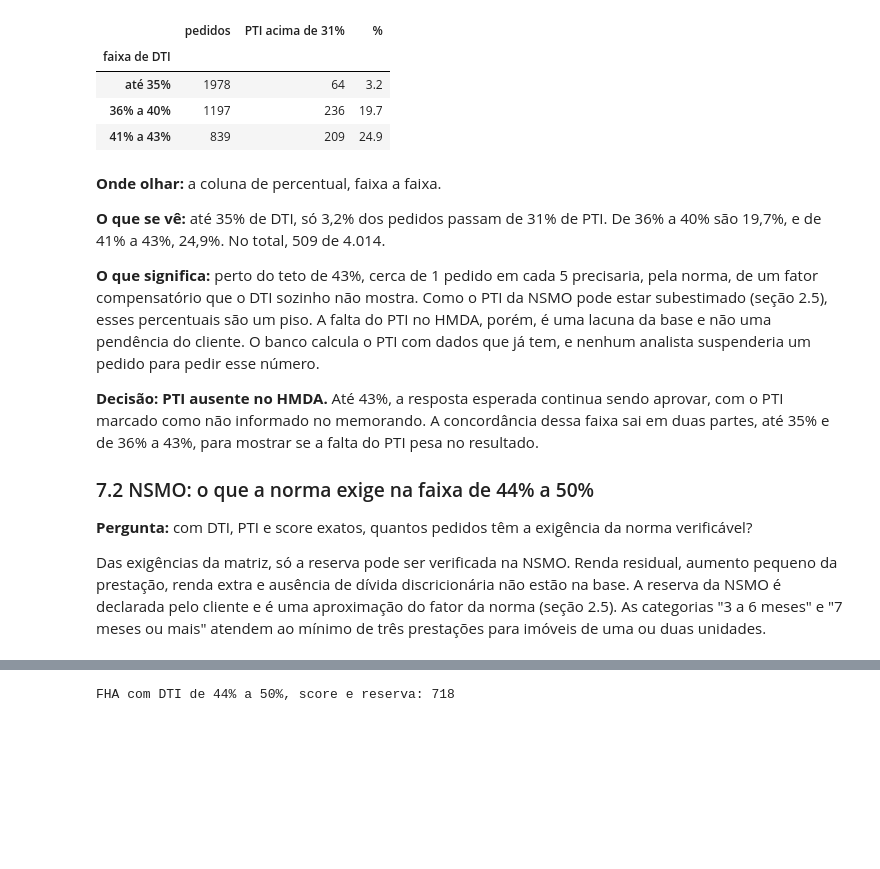
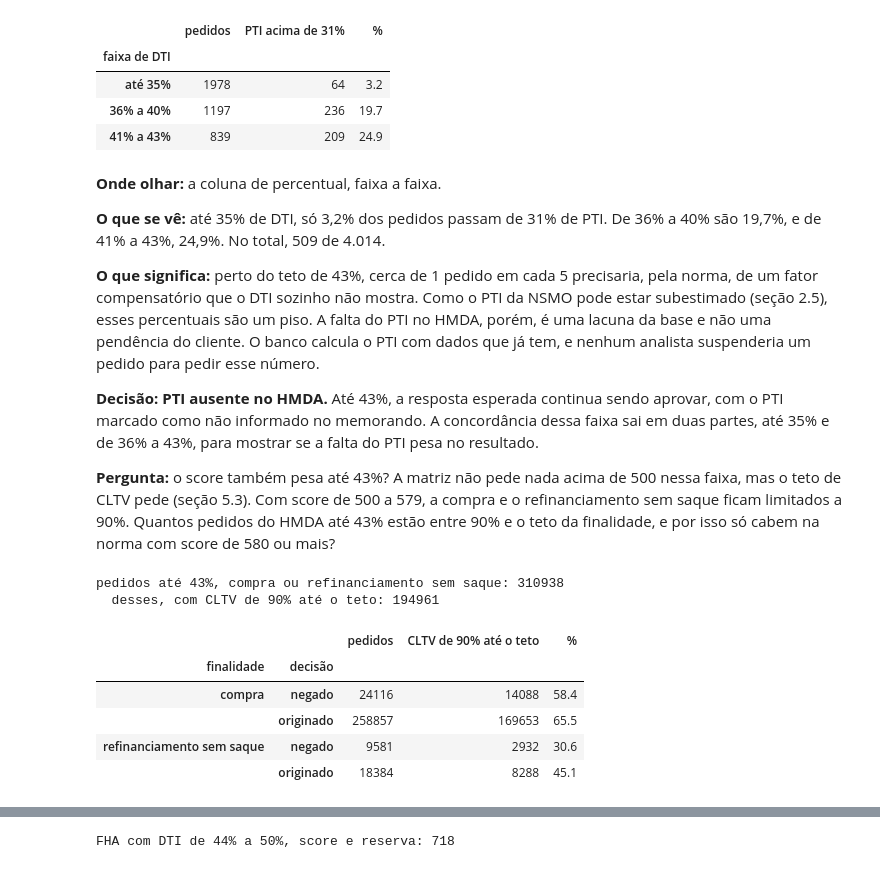
Before and after one commit to polloncarlos/multi-agent-credit-decision, a Jupyter notebook: notebooks/01_data_understanding.ipynb, the cells around one changed output, grey strips where cells are left out. Cells and saved outputs as stored; diff of their text form; code cells hidden in the pictures; blank space fills up the shorter version.

Commit message:
update data understanding notebook with CLTV caps

```diff
--- a/notebooks/01_data_understanding.ipynb
+++ b/notebooks/01_data_understanding.ipynb
@@ -1762,8 +1847,36 @@ FHA da NSMO com DTI até 43% e PTI informado: 4014
 
 **Decisão: PTI ausente no HMDA.** Até 43%, a resposta esperada continua sendo aprovar, com o PTI marcado como não informado no memorando. A concordância dessa faixa sai em duas partes, até 35% e de 36% a 43%, para mostrar se a falta do PTI pesa no resultado.
 
-### 7.2 NSMO: o que a norma exige na faixa de 44% a 50%
-
-**Pergunta:** com DTI, PTI e score exatos, quantos pedidos têm a exigência da norma verificável?
-
-Das exigências da matriz, só a reserva pode ser verificada na NSMO. Renda residual, aumento pequeno da prestação, renda extra e ausência de dívida discricionária não estão na base. A reserva da NSMO é declarada pelo cliente e é uma aproximação do fator da norma (seção 2.5). As categorias "3 a 6 meses" e "7 meses ou mais" atendem ao mínimo de três prestações para imóveis de uma ou duas unidades.
+**Pergunta:** o score também pesa até 43%? A matriz não pede nada acima de 500 nessa faixa, mas o teto de CLTV pede (seção 5.3). Com score de 500 a 579, a compra e o refinanciamento sem saque ficam limitados a 90%. Quantos pedidos do HMDA até 43% estão entre 90% e o teto da finalidade, e por isso só cabem na norma com score de 580 ou mais?
+# %%
+# HMDA: pedidos até 43% de DTI com CLTV acima de 90% e dentro do teto da finalidade
+base_43 = hmda[
+    (dti_band(hmda['debt_to_income_ratio']) == 'até 43')
+    & hmda['loan_purpose'].isin(['1', '31'])
+    & hmda['action_taken'].isin(['1', '3'])
+].copy()
+cltv_43 = pd.to_numeric(base_43['loan_to_value_ratio'], errors='coerce')
+teto_43 = base_43['loan_purpose'].map(CLTV_CAP)
+base_43['CLTV de 90% até o teto'] = (cltv_43 > 90) & (cltv_43 <= teto_43)
+base_43['finalidade'] = base_43['loan_purpose'].map(LOAN_PURPOSE)
+base_43['decisão'] = base_43['action_taken'].map(ACTION_TAKEN)
+
+grupos_90 = base_43.groupby(['finalidade', 'decisão'])['CLTV de 90% até o teto']
+tabela_90 = grupos_90.agg(['size', 'sum'])
+tabela_90.columns = ['pedidos', 'CLTV de 90% até o teto']
+tabela_90['%'] = (
+    tabela_90['CLTV de 90% até o teto'] / tabela_90['pedidos'] * 100
+).round(1)
+acima_90 = base_43['CLTV de 90% até o teto'].sum()
+print('pedidos até 43%, compra ou refinanciamento sem saque:', len(base_43))
+print('  desses, com CLTV de 90% até o teto:', acima_90)
+tabela_90
+# %% [output]
+pedidos até 43%, compra ou refinanciamento sem saque: 310938
+  desses, com CLTV de 90% até o teto: 194961
+|  |  | pedidos | CLTV de 90% até o teto | % |
+| finalidade | decisão |  |  |  |
+| compra | negado | 24116 | 14088 | 58.4 |
+|  | originado | 258857 | 169653 | 65.5 |
+| refinanciamento sem saque | negado | 9581 | 2932 | 30.6 |
+|  | originado | 18384 | 8288 | 45.1 |
```
Also changed, not shown: parts of 25 cells of this notebook.
